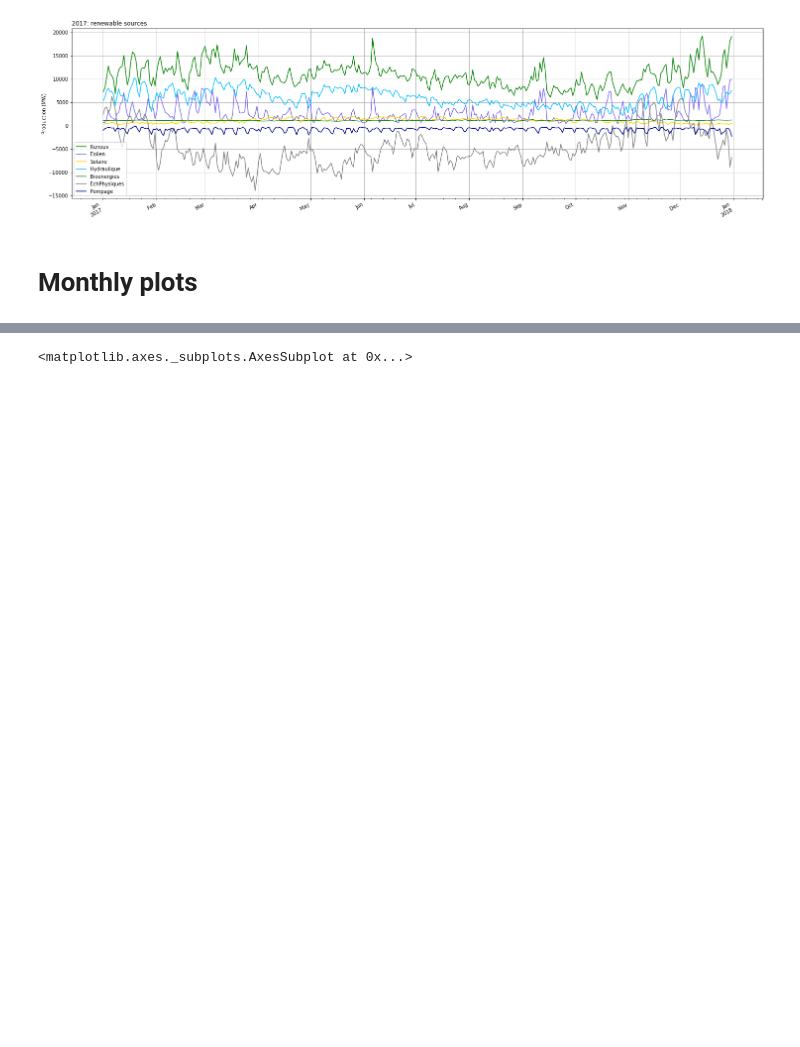
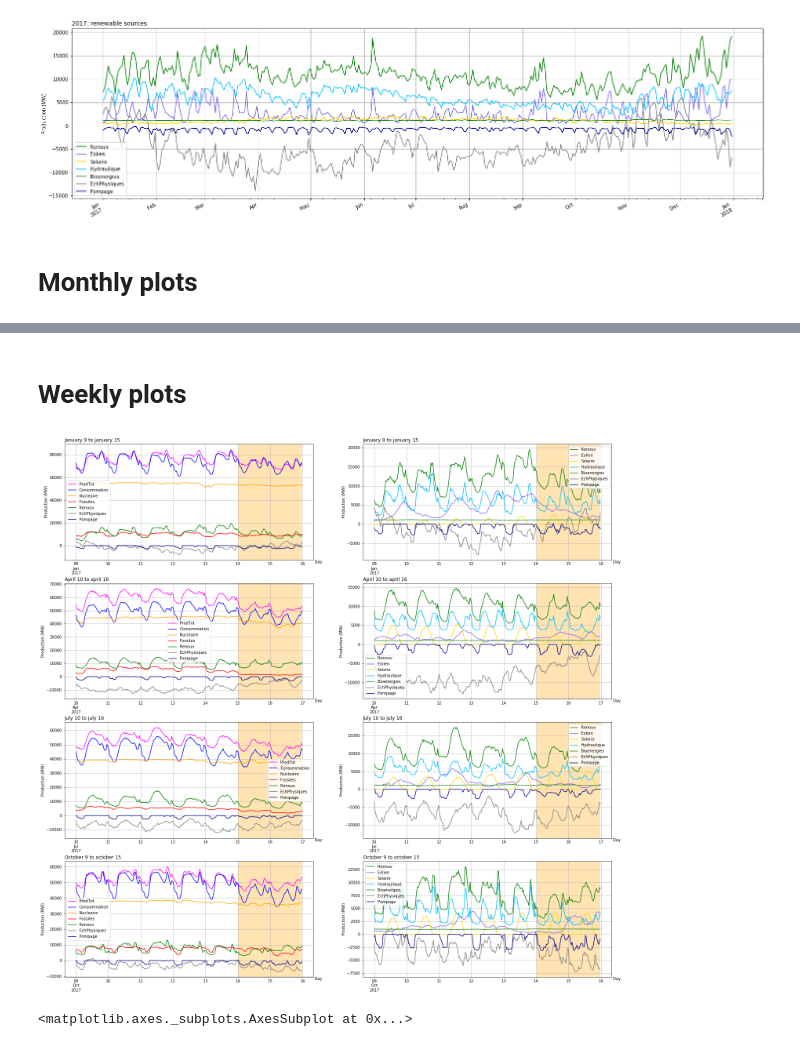
Before and after one commit to ebusato/EnergyAnalysis, a Jupyter notebook: EnergyAnalysis_RTE.ipynb, the cells around one changed output, grey strips where cells are left out. Saved outputs shown, nothing was run; the diff lists cells and outputs as text; code cells hidden in the pictures; blank space fills up the shorter version.

```diff
--- a/EnergyAnalysis_RTE.ipynb
+++ b/EnergyAnalysis_RTE.ipynb
@@ -141,3 +149,20 @@ plotProdPerPeriod(what, '2017-12-01', '2017-12-31', 'December', 'Day', axes[3,2]
+# %% [markdown]
+# Weekly plots
+# %%
+what1 = ['ProdTot', 'Consommation', 'Nucleaire', 'Fossiles', 'Renouv', 'EchPhysiques', 'Pompage']
+what2 = ['Renouv', 'Eolien', 'Solaire', 'Hydraulique', 'Bioenergies', 'EchPhysiques', 'Pompage']
+
+fig, axes = plt.subplots(nrows=4, ncols=2, figsize=(25,25))
+plotPeriod(what1, '2017-01-9', '2017-01-15', 'January 9 to january 15', 'Day', axes[0,0])
+plotPeriod(what2, '2017-01-9', '2017-01-15', 'January 9 to january 15', 'Day', axes[0,1])
+plotPeriod(what1, '2017-04-10', '2017-04-16', 'April 10 to april 16', 'Day', axes[1,0])
+plotPeriod(what2, '2017-04-10', '2017-04-16', 'April 10 to april 16', 'Day', axes[1,1])
+plotPeriod(what1, '2017-07-10', '2017-07-16', 'July 10 to july 16', 'Day', axes[2,0])
+plotPeriod(what2, '2017-07-10', '2017-07-16', 'July 10 to july 16', 'Day', axes[2,1])
+plotPeriod(what1, '2017-10-9', '2017-10-15', 'October 9 to october 15', 'Day', axes[3,0])
+plotPeriod(what2, '2017-10-9', '2017-10-15', 'October 9 to october 15', 'Day', axes[3,1])
+# %% [output]
+[figure, added]
 # %%
 df.plot.hexbin(x='Nucleaire', y='Eolien', gridsize=100)
 # %% [output]
```
Also changed, not shown: parts of 4 cells of this notebook.
